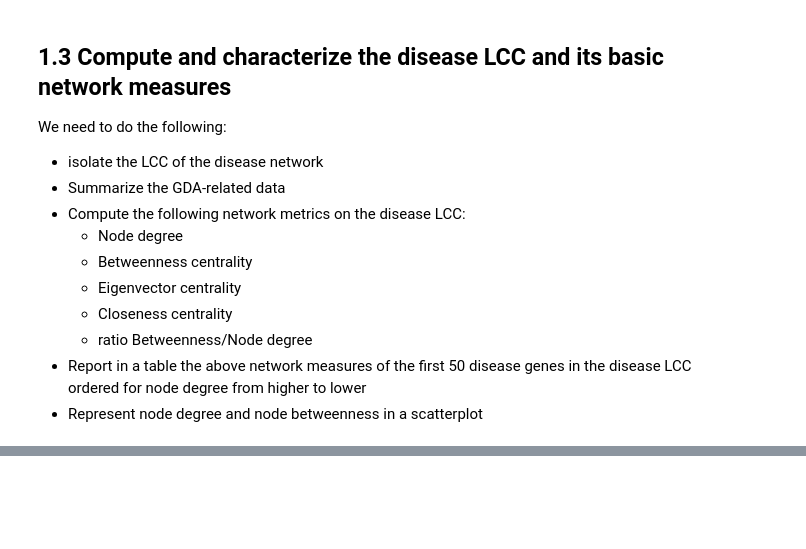
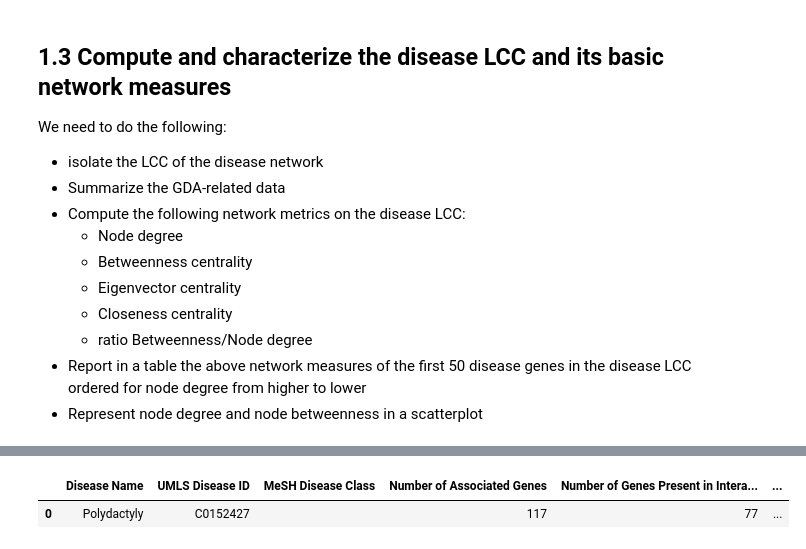
Before and after one commit to jonasbarth/bi-nm-final-project, a Jupyter notebook: main.ipynb, the cells around one changed output, grey strips where cells are left out. Cells and saved outputs as stored; diff of their text form; code cells hidden in the pictures; blank space fills up the shorter version.

```diff
--- a/main.ipynb
+++ b/main.ipynb
@@ -127,4 +127,6 @@ ppi_lcc = ppi_graph.subgraph(ppi_lcc_nodes).copy()
 We want to gather gene-disease associations to explore the links between genes associated with specific diseases and the proteins they interact with.
 
 I will use the DisGENET REST-API to fetch the cureated information associated with the **polydactyly** disease (C0152427). Since the API requirest an authentication token, we will load the one we got when we created our account there from an environment variable.
+# %%
+polydactyly_concept_id = "C0152427"
 # %%
@@ -182,0 +203,14 @@ disease_ppi_lcc = disease_ppi_graph.subgraph(disease_ppi_lcc_nodes).copy()
+# %%
+disease_name = "Polydactyly"
+disease_id = polydactyly_concept_id
+disease_class = ""
+num_associated_genes = len(disease_df)
+num_genes_in_interactome = disease_ppi_graph.number_of_nodes()
+lcc_interactome_size = disease_ppi_lcc.number_of_nodes()
+# %%
+gda_summary_df = pd.DataFrame(data=[[disease_name, disease_id, disease_class, num_associated_genes, num_genes_in_interactome, lcc_interactome_size]], columns=["Disease Name", "UMLS Disease ID", "MeSH Disease Class", "Number of Associated Genes", "Number of Genes Present in Interactome", "LCC Size of the Disease Interactome"])
+gda_summary_df.to_csv("gda_summary_df.csv")
+display(gda_summary_df)
+# %% [output]
+|  | Disease Name | UMLS Disease ID | MeSH Disease Class | Number of Associated Genes | Number of Genes Present in Intera... | ... |
+| 0 | Polydactyly | C0152427 |  | 117 | 77 | ... |
```
Also changed, not shown: parts of 7 cells of this notebook.
